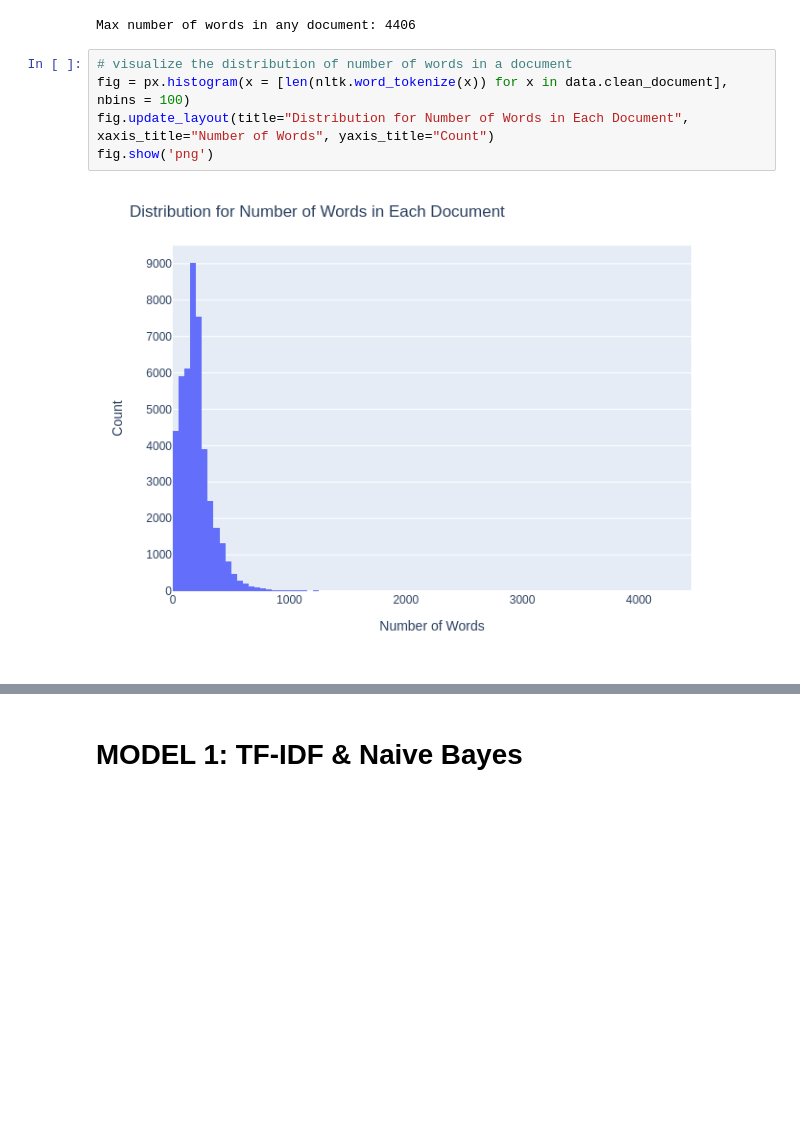
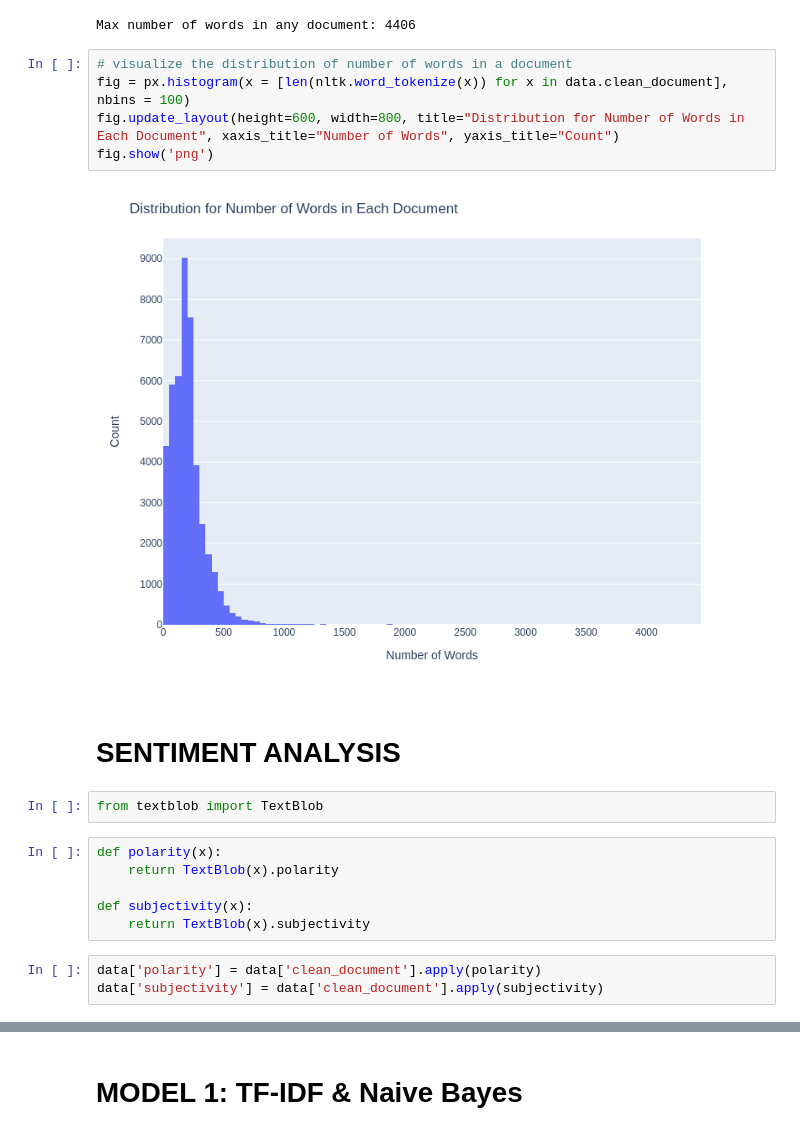
Before and after one commit to matthewpolanco/FakeNewsClassification, a Jupyter notebook: CS_767_Matthew_Polanco_Term_Project.ipynb, the cells around one changed output, grey strips where cells are left out. Cells and saved outputs as stored; diff of their text form; blank space fills up the shorter version.

```diff
--- a/CS_767_Matthew_Polanco_Term_Project.ipynb
+++ b/CS_767_Matthew_Polanco_Term_Project.ipynb
@@ -276,7 +277,20 @@ Max number of words in any document: 4406
 # %%
 # visualize the distribution of number of words in a document
 fig = px.histogram(x = [len(nltk.word_tokenize(x)) for x in data.clean_document], nbins = 100)
-fig.update_layout(title="Distribution for Number of Words in Each Document", xaxis_title="Number of Words", yaxis_title="Count")
+fig.update_layout(height=600, width=800, title="Distribution for Number of Words in Each Document", xaxis_title="Number of Words", yaxis_title="Count")
 fig.show('png')
 # %% [output]
-[figure, old version]
+[figure, new version]
+# %% [markdown]
+# SENTIMENT ANALYSIS
+# %%
+from textblob import TextBlob
+# %%
+def polarity(x):
+    return TextBlob(x).polarity
+
+def subjectivity(x):
+    return TextBlob(x).subjectivity
+# %%
+data['polarity'] = data['clean_document'].apply(polarity)
+data['subjectivity'] = data['clean_document'].apply(subjectivity)
```
Also changed, not shown: parts of 11 cells of this notebook.
